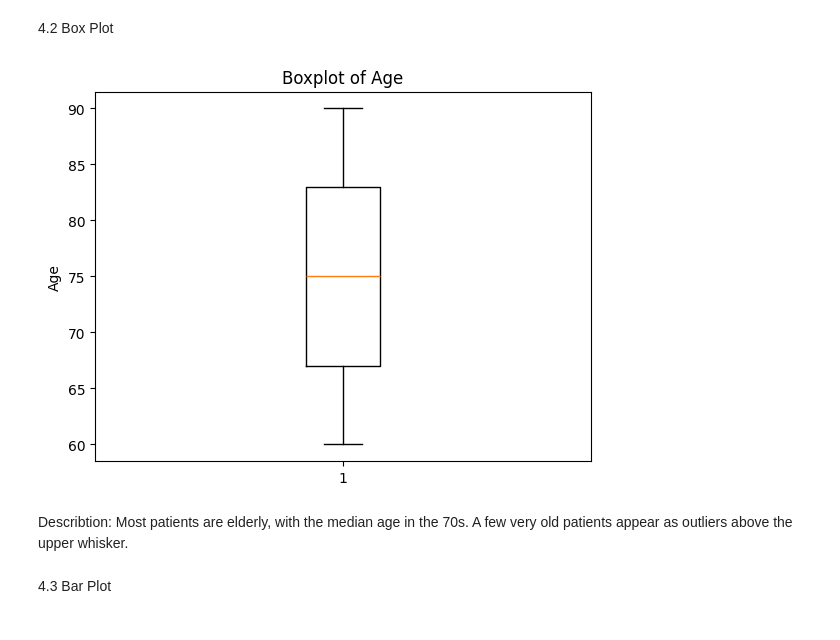
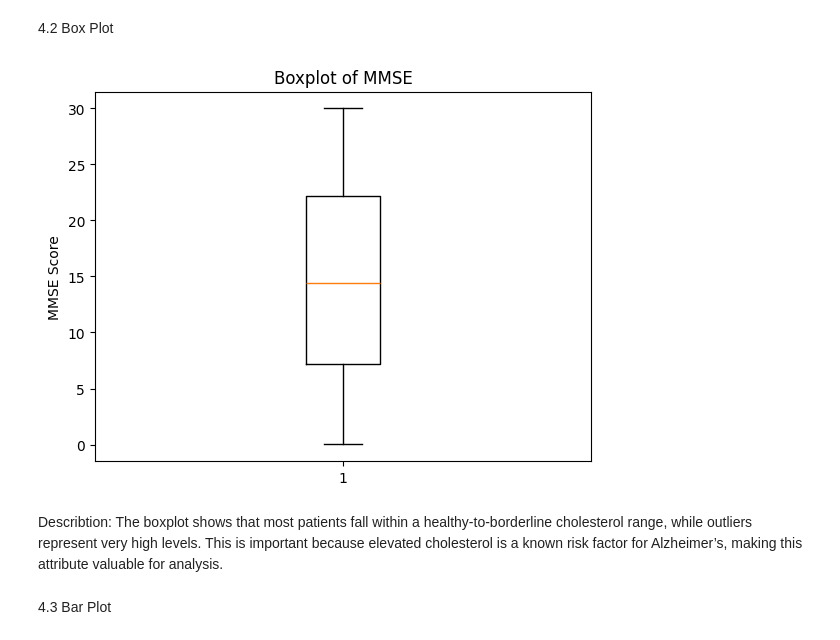
Before and after one commit to shahodi011/IT326-Project, a Jupyter notebook: Reports/Phase2.ipynb, the cells around one changed output. Drawn from its saved outputs; the diff is of its cells as text; code cells hidden in the pictures.

```diff
--- a/Reports/Phase2.ipynb
+++ b/Reports/Phase2.ipynb
@@ -175,14 +174,15 @@ Describtion: The distribution shows that most patients are in older age groups,
 # %% [markdown]
 4.2 Box Plot
 # %%
-plt.boxplot(df["Age"].dropna())
-plt.title("Boxplot of Age")
-plt.ylabel("Age")
+
+plt.boxplot(df["MMSE"].dropna())
+plt.title("Boxplot of MMSE")
+plt.ylabel("MMSE Score")
 plt.show()
 # %% [output]
-[figure, old version]
+[figure, new version]
-# %% [markdown]
-Describtion: Most patients are elderly, with the median age in the 70s. A few very old patients appear as outliers above the upper whisker.
+# %% [markdown]
+Describtion: The boxplot shows that most patients fall within a healthy-to-borderline cholesterol range, while outliers represent very high levels. This is important because elevated cholesterol is a known risk factor for Alzheimer’s, making this attribute valuable for analysis.
 # %% [markdown]
 4.3 Bar Plot
 # %%
```
Also changed, not shown: parts of 4 cells of this notebook.
